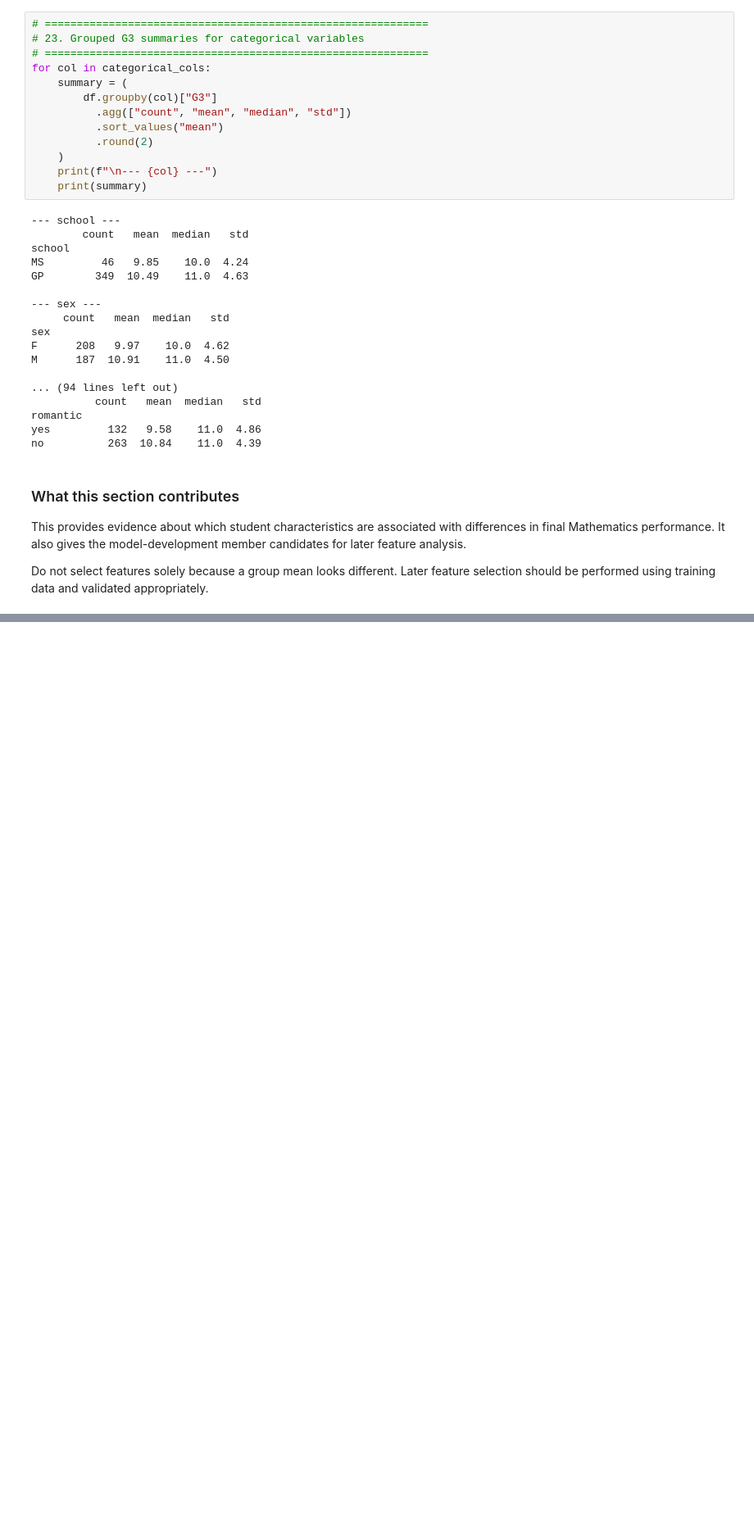
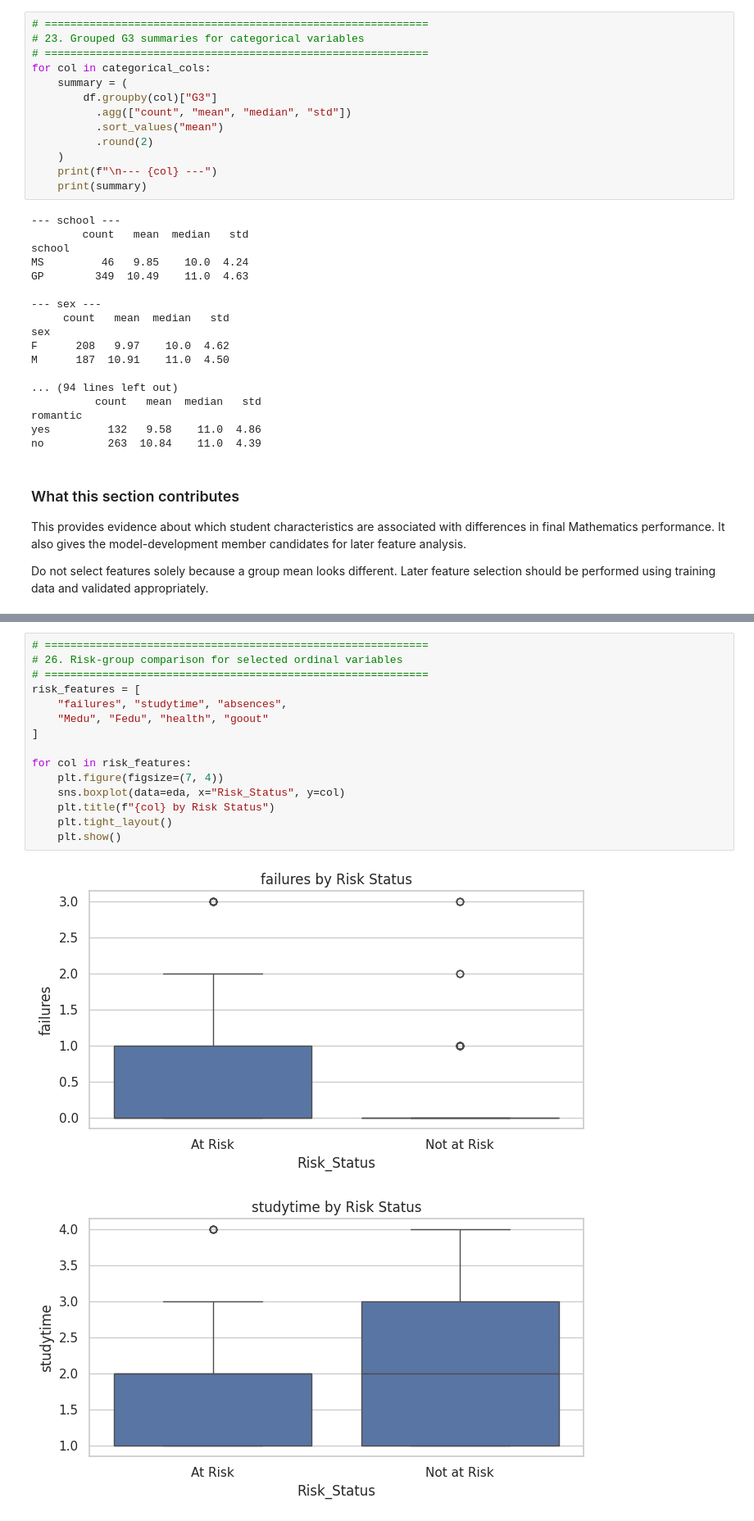
Before and after one commit to dealwisca-dot/Early-Identification-of-At-Risk-Students, a Jupyter notebook: EDA.ipynb, the cells around one changed output, grey strips where cells are left out. Shown at 82% size. Cells and saved outputs as stored; diff of their text form; blank space fills up the shorter version.

```diff
--- a/EDA.ipynb
+++ b/EDA.ipynb
@@ -802,0 +862,18 @@ Do not select features solely because a group mean looks different. Later featur
+# %%
+# ============================================================
+# 26. Risk-group comparison for selected ordinal variables
+# ============================================================
+risk_features = [
+    "failures", "studytime", "absences",
+    "Medu", "Fedu", "health", "goout"
+]
+
+for col in risk_features:
+    plt.figure(figsize=(7, 4))
+    sns.boxplot(data=eda, x="Risk_Status", y=col)
+    plt.title(f"{col} by Risk Status")
+    plt.tight_layout()
+    plt.show()
+# %% [output]
+[figure, added]
+[figure, added]
```
Also changed, not shown: parts of 6 cells of this notebook.
